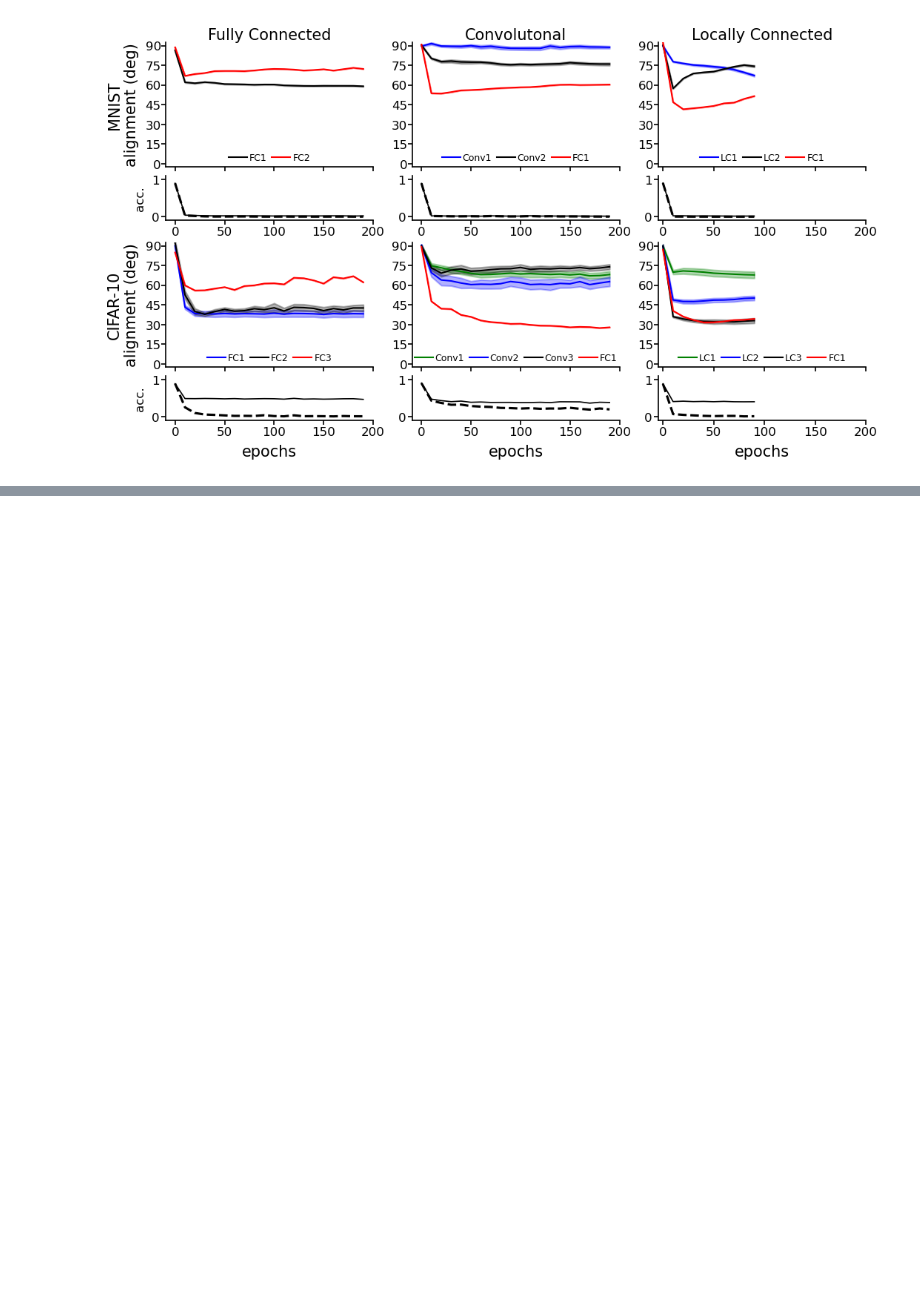
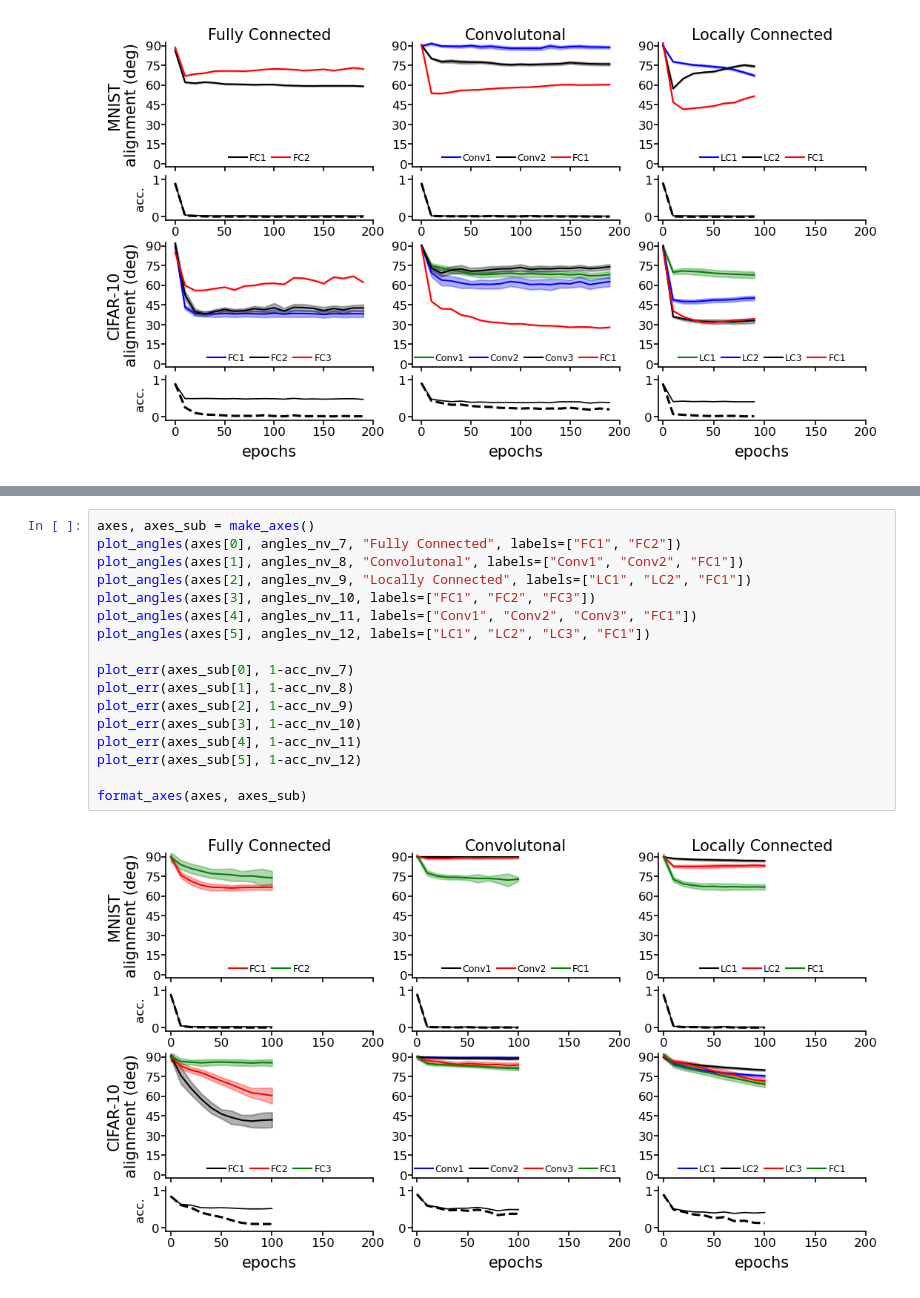
Before and after one commit to davidclark1/VectorizedNets, a Jupyter notebook: notebooks/alignment_and_concentration_viz.ipynb, the cells around one changed output, grey strips where cells are left out. Saved outputs shown, nothing was run; the diff lists cells and outputs as text; blank space fills up the shorter version.

```diff
--- a/notebooks/alignment_and_concentration_viz.ipynb
+++ b/notebooks/alignment_and_concentration_viz.ipynb
@@ -367,0 +584,19 @@ array([  0,  10,  20,  30,  40,  50,  60,  70,  80,  90, 100])
+# %%
+axes, axes_sub = make_axes()
+plot_angles(axes[0], angles_nv_7, "Fully Connected", labels=["FC1", "FC2"])
+plot_angles(axes[1], angles_nv_8, "Convolutonal", labels=["Conv1", "Conv2", "FC1"])
+plot_angles(axes[2], angles_nv_9, "Locally Connected", labels=["LC1", "LC2", "FC1"])
+plot_angles(axes[3], angles_nv_10, labels=["FC1", "FC2", "FC3"])
+plot_angles(axes[4], angles_nv_11, labels=["Conv1", "Conv2", "Conv3", "FC1"])
+plot_angles(axes[5], angles_nv_12, labels=["LC1", "LC2", "LC3", "FC1"])
+
+plot_err(axes_sub[0], 1-acc_nv_7)
+plot_err(axes_sub[1], 1-acc_nv_8)
+plot_err(axes_sub[2], 1-acc_nv_9)
+plot_err(axes_sub[3], 1-acc_nv_10)
+plot_err(axes_sub[4], 1-acc_nv_11)
+plot_err(axes_sub[5], 1-acc_nv_12)
+
+format_axes(axes, axes_sub)
+# %% [output]
+[figure, added]
```
Also changed, not shown: parts of 16 cells of this notebook, 2 other files.
